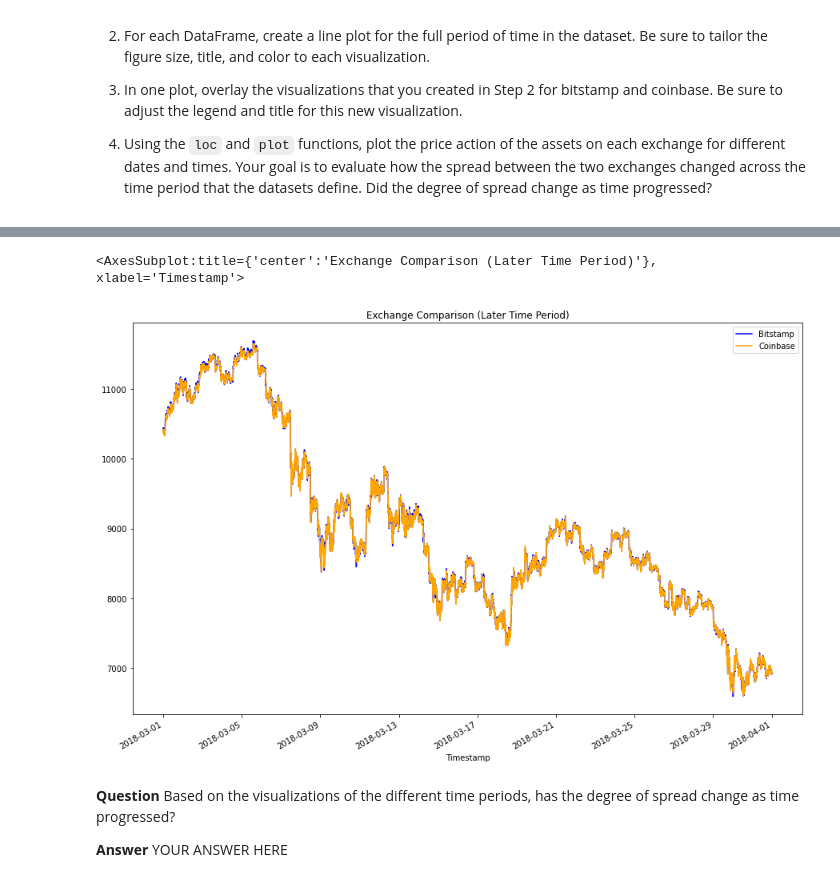
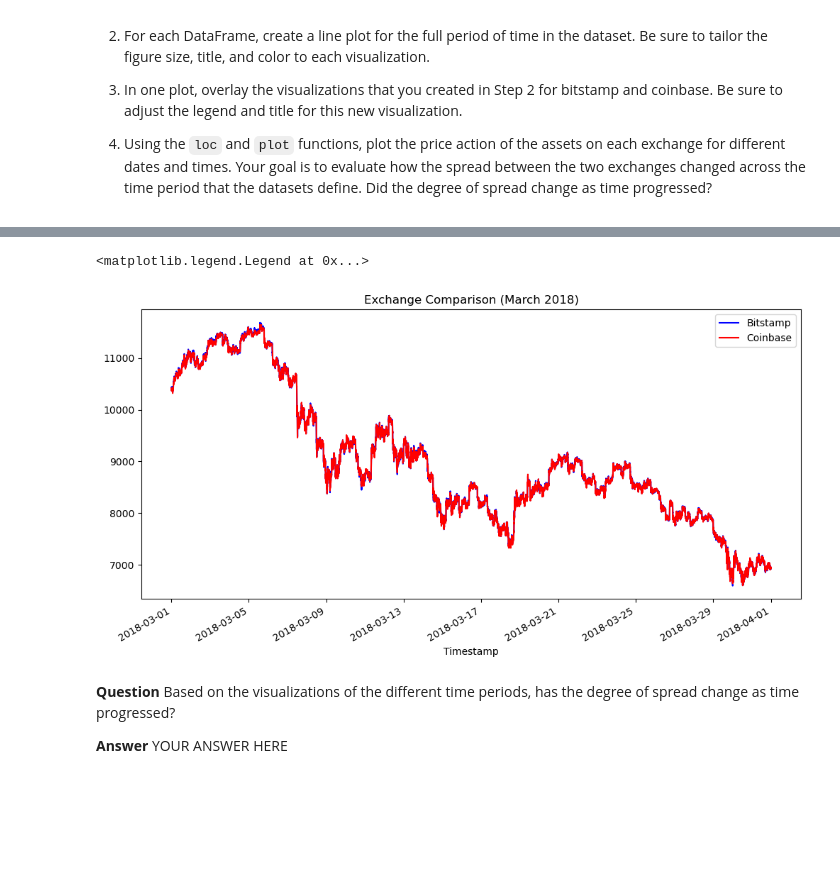
Before and after one commit to rolvera05/crypto_arbitrage, a Jupyter notebook: crypto_arbitrage.ipynb, the cells around one changed output, grey strips where cells are left out. Cells and saved outputs as stored; diff of their text form; code cells hidden in the pictures; blank space fills up the shorter version.

```diff
--- a/crypto_arbitrage.ipynb
+++ b/crypto_arbitrage.ipynb
@@ -261,11 +271,16 @@ Sort through the time series data associated with the bitstamp and coinbase Data
 # %%
 # Using the loc and plot functions, create an overlay plot that visualizes
 # the price action of both DataFrames for a one month period later in the dataset
 # Be sure to include the parameters: legend, figure size, title, and color and label
-# YOUR CODE HERE
+start_date = '2018-03-01'
+end_date = '2018-03-31'
+
+ax = bitstamp.loc[start_date:end_date, 'Close'].plot(figsize=(12, 6), title='Exchange Comparison (March 2018)', color='blue', label='Bitstamp')
+coinbase.loc[start_date:end_date, 'Close'].plot(ax=ax, color='red', label='Coinbase')
+ax.legend()
 # %% [output]
-<AxesSubplot:title={'center':'Exchange Comparison (Later Time Period)'}, xlabel='Timestamp'>
+<matplotlib.legend.Legend at 0x...>
-[figure, old version]
+[figure, new version]
 # %% [markdown]
 **Question** Based on the visualizations of the different time periods, has the degree of spread change as time progressed?
 
```
Also changed, not shown: parts of 25 cells of this notebook.
